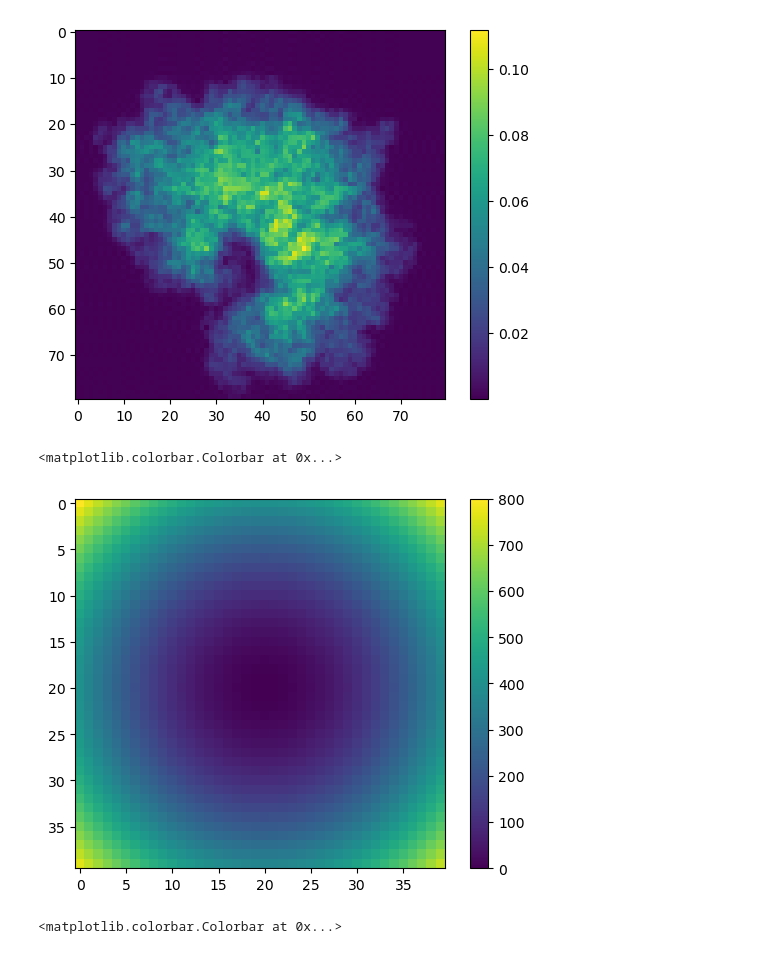
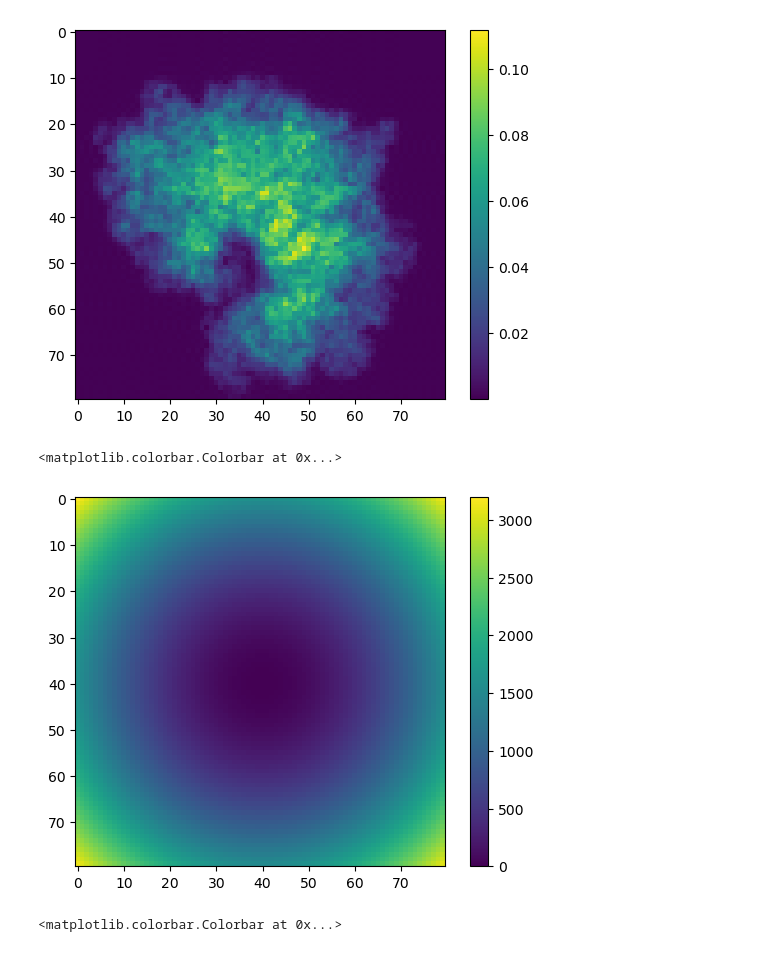
Before and after one commit to mjo22/cryojax, a Jupyter notebook: docs/examples/simulate-image.ipynb, the cells around one changed output. Cells and saved outputs as stored; diff of their text form; code cells hidden in the pictures.

```diff
--- a/docs/examples/simulate-image.ipynb
+++ b/docs/examples/simulate-image.ipynb
@@ -89,16 +89,8 @@ transmission = jnp.exp(1j * sigma * real_slices)
 delta_z = n_voxel_per_slice * voxel_size
 voxel_size = 1
 config = cxs.ImageConfig(shape=shape, pixel_size=voxel_size)
-kx, ky = config.wrapped_coordinate_grid_in_angstroms.array.T
+kx, ky = config.wrapped_frequency_grid_in_angstroms.array.T
+# TODO: make k2 in place here. see _coordinate_functions.make_frequencies
 k2 = jnp.hypot(kx, ky) ** 2
 lam = 0.03 / 1000  # 3 pm
 fresnel_propagator = jnp.exp(-1j * jnp.pi * lam * k2 * delta_z)
-
-plane_wave_ns = jnp.zeros((len(real_slices), *shape), dtype=jnp.complex64)
-for n in range(len(transmission)):
-    tn = transmission[n]
-    t_psi_f = jnp.fft.fftn(tn * plane_wave_n)
-    t_psi_f_shift = jnp.fft.fftshift(t_psi_f)
-    plane_wave_ns = plane_wave_ns.at[n].set(
-        jnp.fft.ifftn(t_psi_f_shift * fresnel_propagator)
-    )
@@ -125,11 +135,11 @@ plt.colorbar()
 <matplotlib.colorbar.Colorbar at 0x...>
 [figure]
 # %%
-plt.imshow(k2[20:-20, 20:-20])
+plt.imshow(k2)
 plt.colorbar()
 # %% [output]
 <matplotlib.colorbar.Colorbar at 0x...>
-[figure, old version]
+[figure, new version]
 # %%
 plt.imshow(fresnel_propagator.real)
 plt.colorbar()
```
Also changed, not shown: parts of 3 cells of this notebook, 3 other files.
